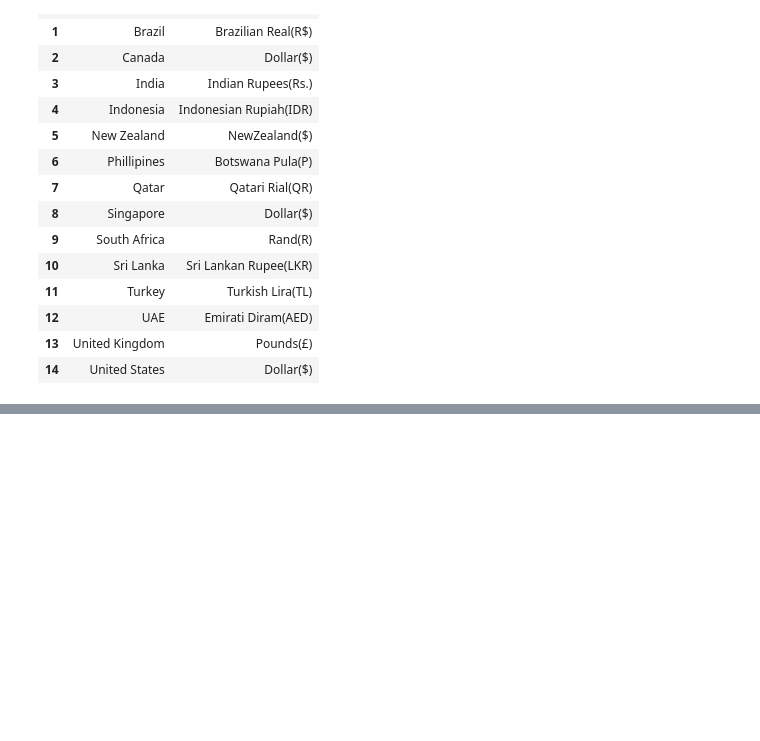
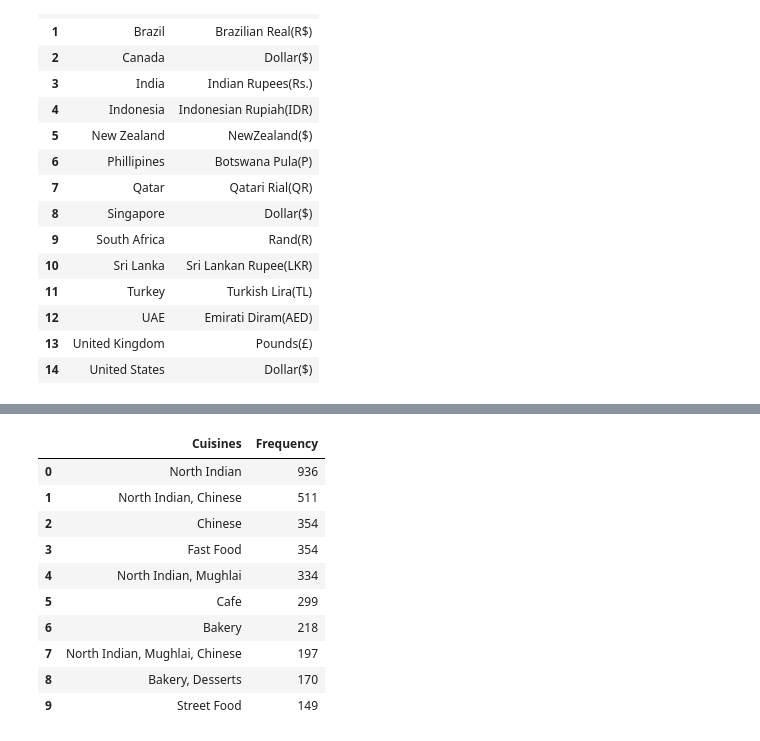
Before and after one commit to Ymilak2018/Data-Science-EDA, a Jupyter notebook: zomato_EDA.ipynb, the cells around one changed output, grey strips where cells are left out. Saved outputs shown, nothing was run; the diff lists cells and outputs as text; code cells hidden in the pictures; blank space fills up the shorter version.

```diff
--- a/zomato_EDA.ipynb
+++ b/zomato_EDA.ipynb
@@ -409,0 +483,16 @@ country_curr
+# %%
+#CONVERTING THE SERIES INTO A DATAFRAME:
+top_cuisines = pd.DataFrame({'Cuisines': top_cuisines.index, 'Frequency':top_cuisines.values })
+top_cuisines
+# %% [output]
+|  | Cuisines | Frequency |
+| 0 | North Indian | 936 |
+| 1 | North Indian, Chinese | 511 |
+| 2 | Chinese | 354 |
+| 3 | Fast Food | 354 |
+| 4 | North Indian, Mughlai | 334 |
+| 5 | Cafe | 299 |
+| 6 | Bakery | 218 |
+| 7 | North Indian, Mughlai, Chinese | 197 |
+| 8 | Bakery, Desserts | 170 |
+| 9 | Street Food | 149 |
```
Also changed, not shown: parts of 13 cells of this notebook.
